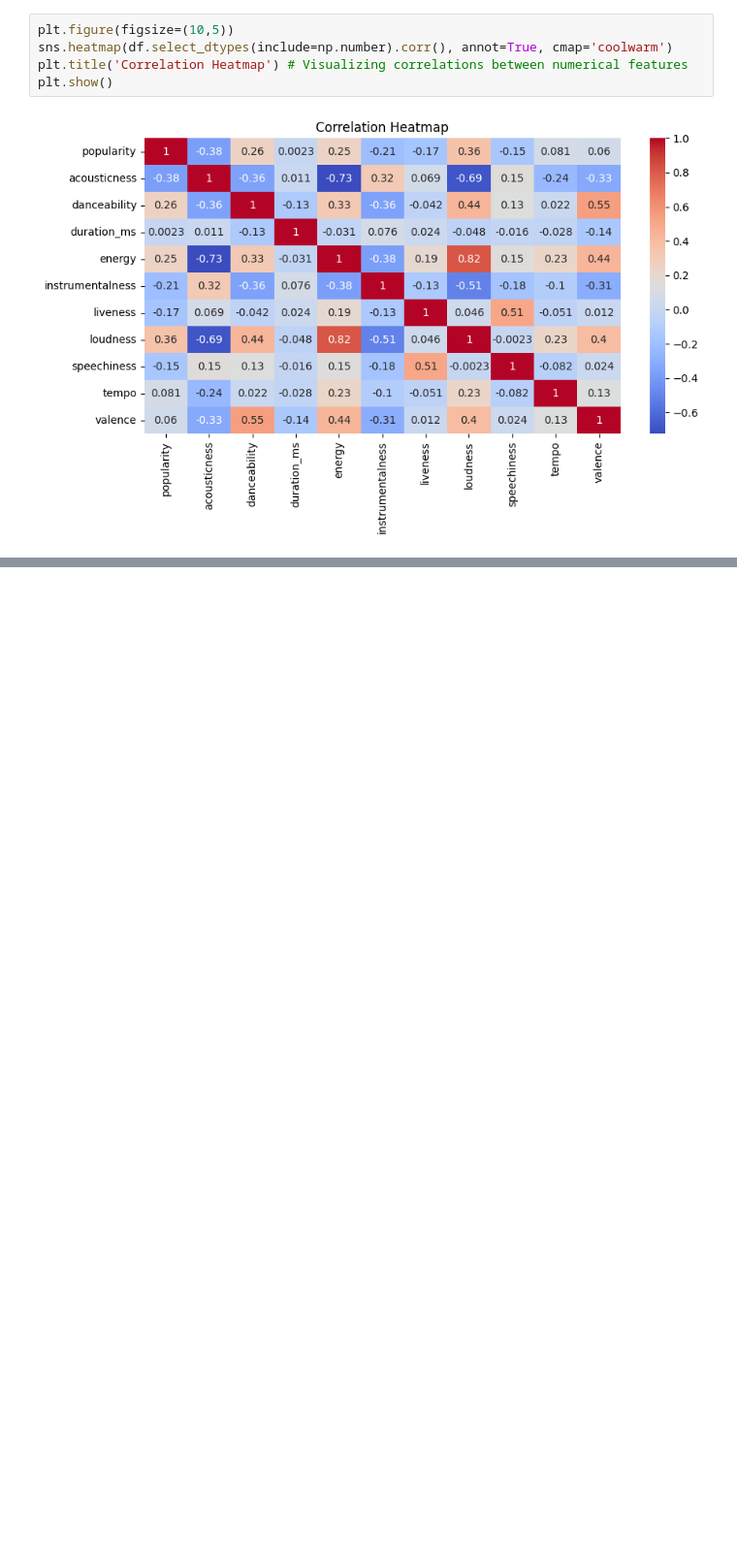
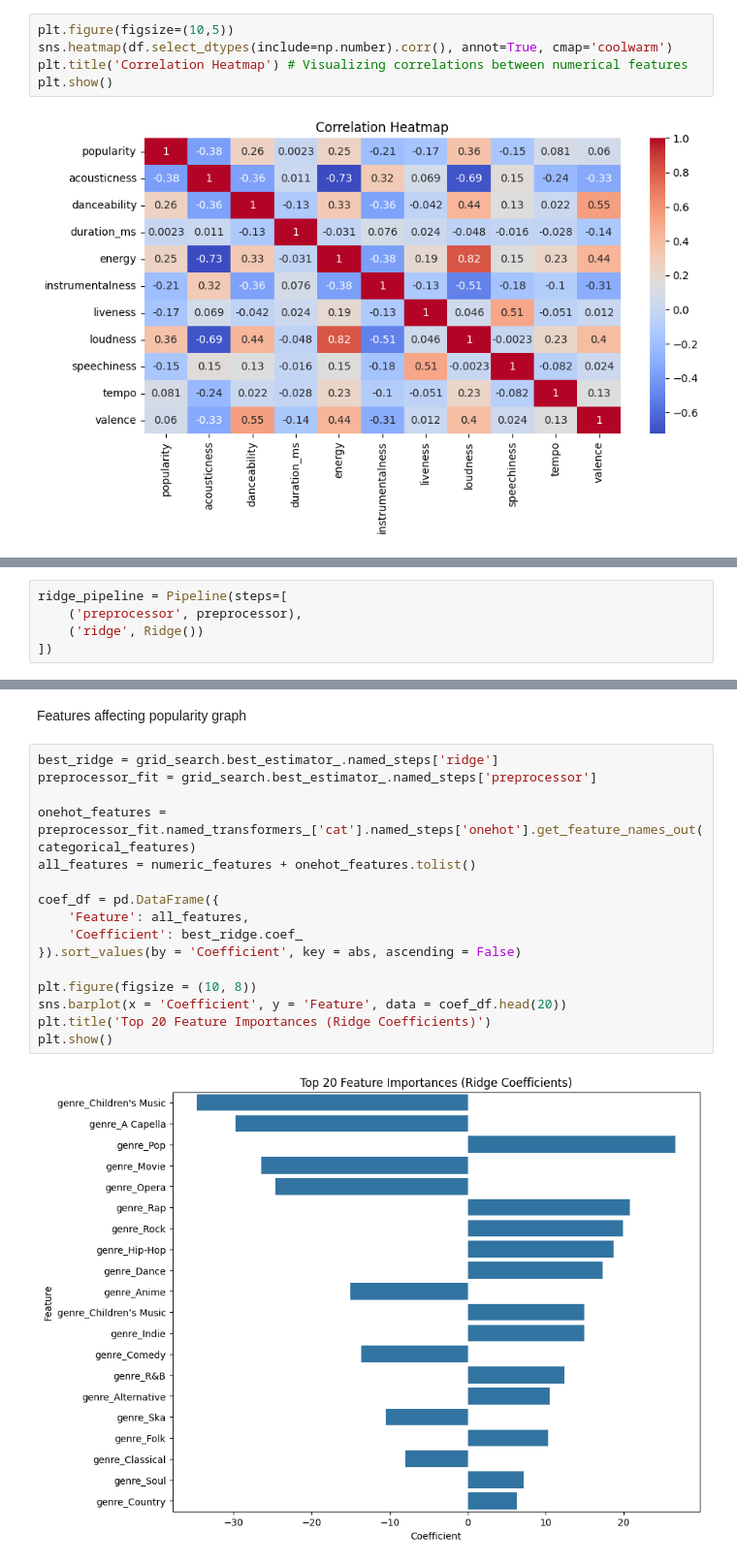
Before and after one commit to varuchi09/Music-popularity-prediction, a Jupyter notebook: proto_mynk.ipynb, the cells around one changed output, grey strips where cells are left out. Shown: that part at 97% size. Saved outputs shown, nothing was run; the diff lists cells and outputs as text; blank space fills up the shorter version.

```diff
--- a/proto_mynk.ipynb
+++ b/proto_mynk.ipynb
@@ -105,0 +141,5 @@ plt.show()
+# %%
+ridge_pipeline = Pipeline(steps=[
+    ('preprocessor', preprocessor),
+    ('ridge', Ridge())
+])
@@ -105,0 +206,20 @@ plt.show()
+# %% [markdown]
+Features affecting popularity graph
+# %%
+best_ridge = grid_search.best_estimator_.named_steps['ridge']
+preprocessor_fit = grid_search.best_estimator_.named_steps['preprocessor']
+
+onehot_features = preprocessor_fit.named_transformers_['cat'].named_steps['onehot'].get_feature_names_out(categorical_features)
+all_features = numeric_features + onehot_features.tolist()
+
+coef_df = pd.DataFrame({
+    'Feature': all_features,
+    'Coefficient': best_ridge.coef_
+}).sort_values(by = 'Coefficient', key = abs, ascending = False)
+
+plt.figure(figsize = (10, 8))
+sns.barplot(x = 'Coefficient', y = 'Feature', data = coef_df.head(20))
+plt.title('Top 20 Feature Importances (Ridge Coefficients)')
+plt.show()
+# %% [output]
+[figure, added]
```
Also changed, not shown: parts of 22 cells of this notebook, 1 other file.
